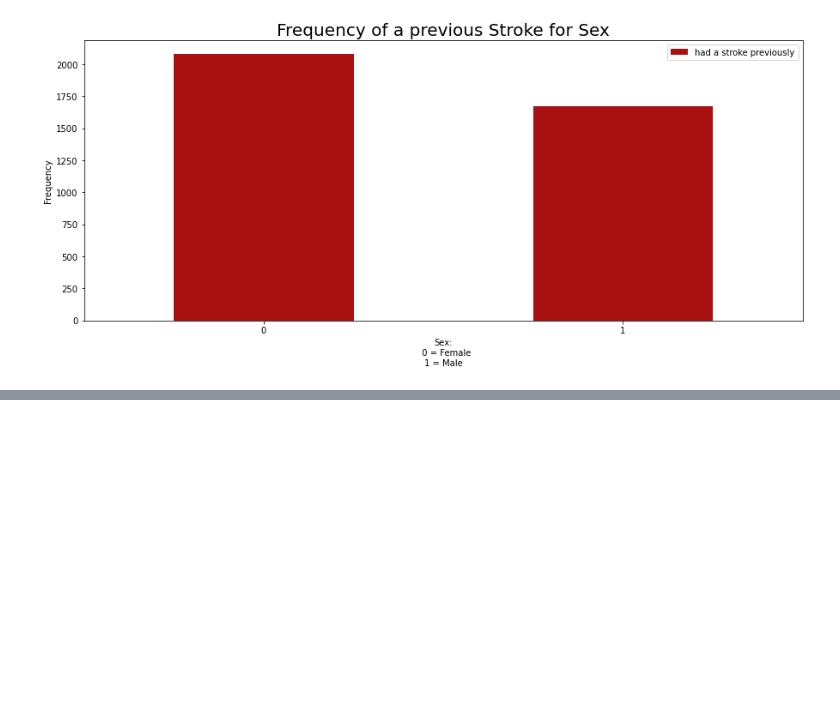
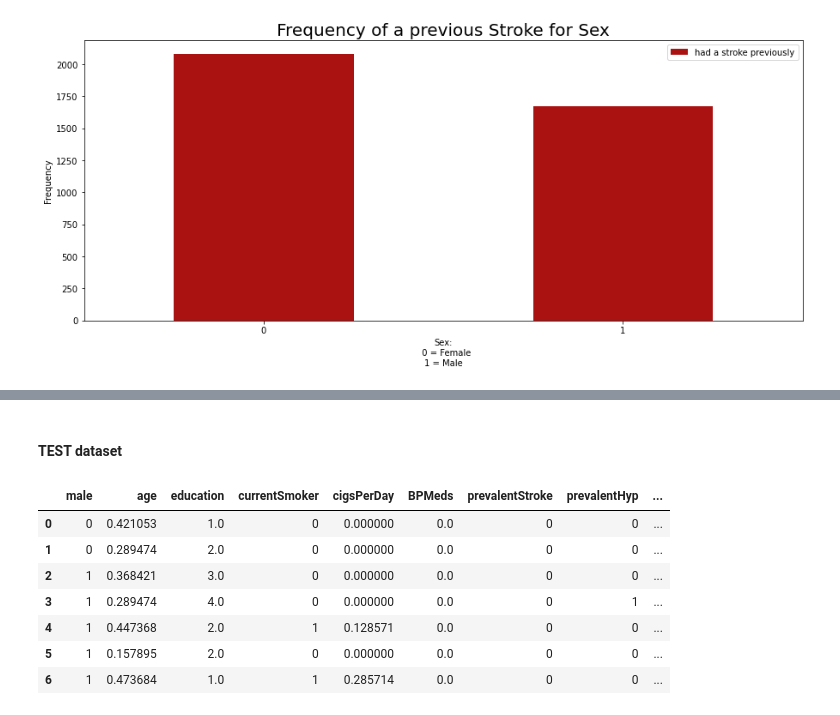
Before and after one commit to TarazGr/FDS-Final, a Jupyter notebook: REPORT.ipynb, the cells around one changed output, grey strips where cells are left out. Saved outputs shown, nothing was run; the diff lists cells and outputs as text; code cells hidden in the pictures; blank space fills up the shorter version.

```diff
--- a/REPORT.ipynb
+++ b/REPORT.ipynb
@@ -170,0 +214,14 @@ plt.show()
+# %% [markdown]
+#### TEST dataset
+# %%
+df_test = pd.read_csv('C:/Users/Flavia/Desktop/test_set.csv', header='infer',encoding='utf-8')
+df_test.head(7)
+# %% [output]
+|  | male | age | education | currentSmoker | cigsPerDay | BPMeds | prevalentStroke | prevalentHyp | ... |
+| 0 | 0 | 0.421053 | 1.0 | 0 | 0.000000 | 0.0 | 0 | 0 | ... |
+| 1 | 0 | 0.289474 | 2.0 | 0 | 0.000000 | 0.0 | 0 | 0 | ... |
+| 2 | 1 | 0.368421 | 3.0 | 0 | 0.000000 | 0.0 | 0 | 0 | ... |
+| 3 | 1 | 0.289474 | 4.0 | 0 | 0.000000 | 0.0 | 0 | 1 | ... |
+| 4 | 1 | 0.447368 | 2.0 | 1 | 0.128571 | 0.0 | 0 | 0 | ... |
+| 5 | 1 | 0.157895 | 2.0 | 0 | 0.000000 | 0.0 | 0 | 0 | ... |
+| 6 | 1 | 0.473684 | 1.0 | 1 | 0.285714 | 0.0 | 0 | 0 | ... |
```
Also changed, not shown: parts of 9 cells of this notebook.
